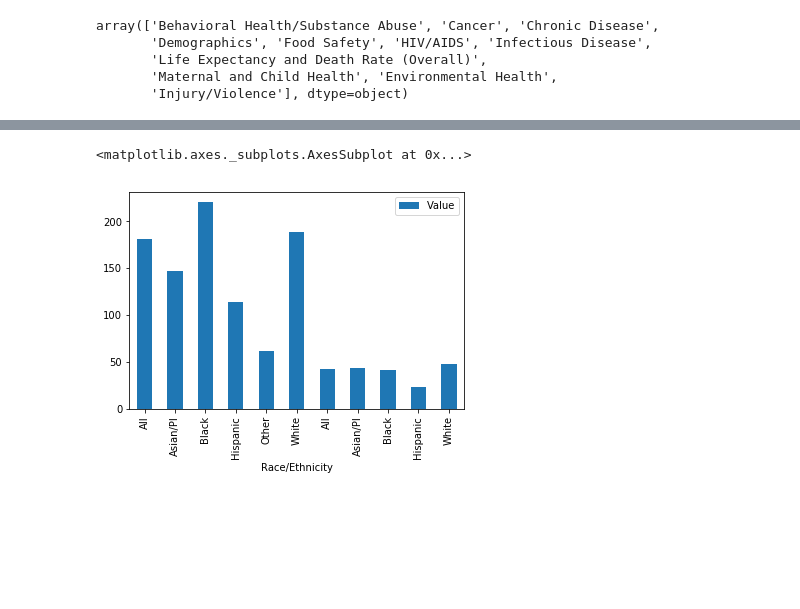
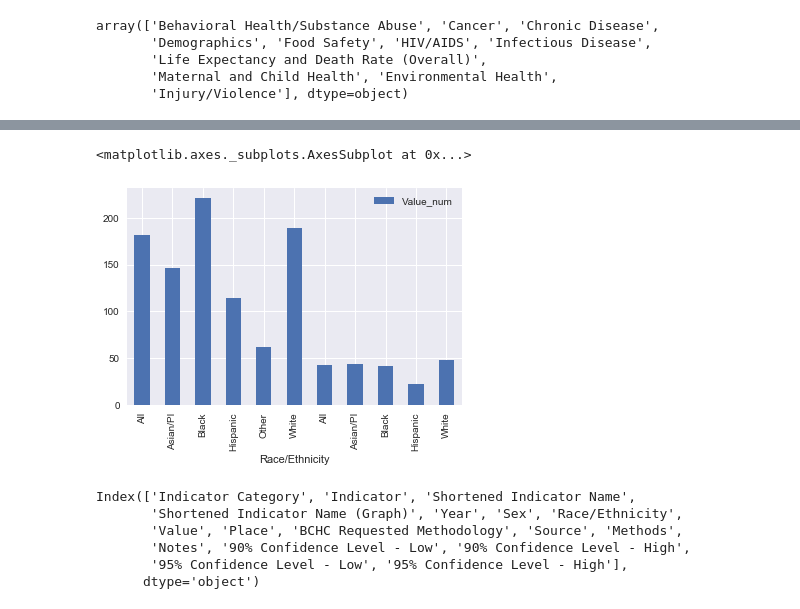
Before and after one commit to sulbhajain/Portfolio-Projects, a Jupyter notebook: Big cities Health Inventory Survey/Health Inventory Survey.ipynb, the cells around one changed output, grey strips where cells are left out. Drawn from its saved outputs; the diff is of its cells as text; code cells hidden in the pictures; blank space fills up the shorter version.

```diff
--- a/Big cities Health Inventory Survey/Health Inventory Survey.ipynb
+++ b/Big cities Health Inventory Survey/Health Inventory Survey.ipynb
@@ -83,10 +68,8 @@ cancer_2010_both_boston
 
 cols = ['Race/Ethnicity', 'Value']
 df_sel = cancer_2010_both_boston[cols]
-df_sel['Value'] = pd.to_numeric(df_sel['Value'])
-df_sel
-
-#scatter(x= 'Race/Ethnicity', y= 'Value')
+df_sel['Value_num'] = pd.to_numeric(df_sel['Value'])
+df_sel.head()
 # %% [output]
 A value is trying to be set on a copy of a slice from a DataFrame.
 Try using .loc[row_indexer,col_indexer] = value instead
@@ -108,6 +85,15 @@ See the caveats in the documentation: http://pandas.pydata.org/pandas-docs/stabl
 # %%
 # which Race/Ethnicy is more susceptable to Cancer in 2010
-df_sel.plot.bar(x="Race/Ethnicity", y= 'Value')
+df_sel.plot.bar(x="Race/Ethnicity", y= 'Value_num')
 # %% [output]
 <matplotlib.axes._subplots.AxesSubplot at 0x...>
-[figure, old version]
+[figure, new version]
+# %%
+file_health.columns
+# %% [output]
+Index(['Indicator Category', 'Indicator', 'Shortened Indicator Name',
+       'Shortened Indicator Name (Graph)', 'Year', 'Sex', 'Race/Ethnicity',
+       'Value', 'Place', 'BCHC Requested Methodology', 'Source', 'Methods',
+       'Notes', '90% Confidence Level - Low', '90% Confidence Level - High',
+       '95% Confidence Level - Low', '95% Confidence Level - High'],
+      dtype='object')
```
Also changed, not shown: parts of 16 cells of this notebook, 38 other files.
